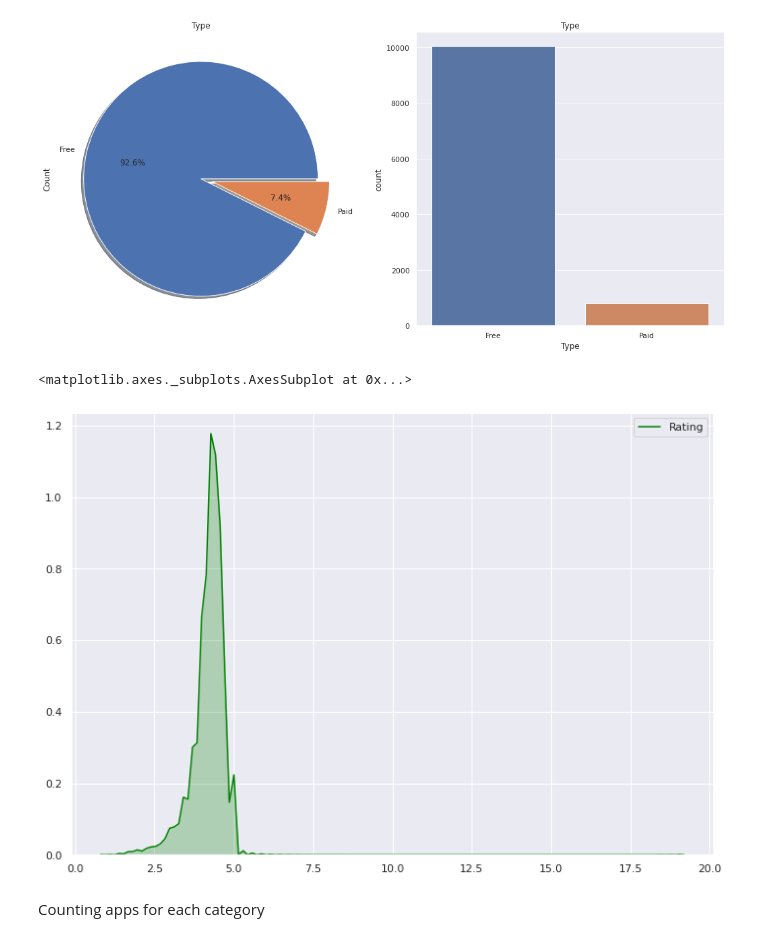
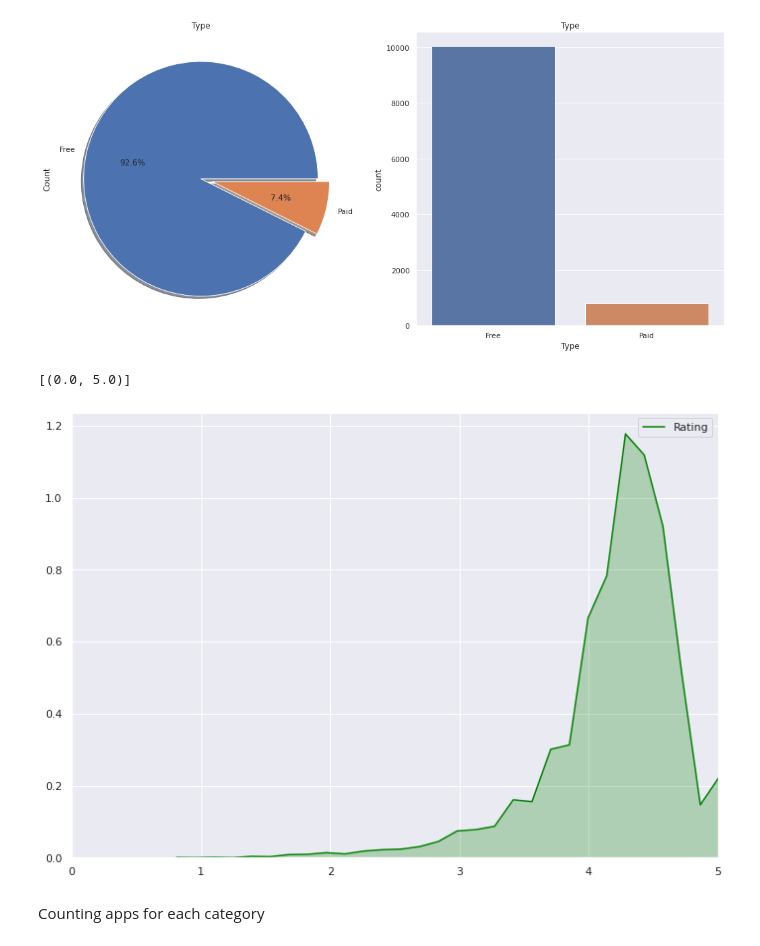
Before and after one commit to Shaheer-Imam/Data-Science, a Jupyter notebook: EDA/Google play apps EDA.ipynb, the cells around one changed output. Saved outputs shown, nothing was run; the diff lists cells and outputs as text; code cells hidden in the pictures.

Commit message:
Fixed plots limit

```diff
--- a/EDA/Google play apps EDA.ipynb
+++ b/EDA/Google play apps EDA.ipynb
@@ -3,8 +3,14 @@ import numpy as np
 import pandas as pd
 import matplotlib.pyplot as plt
 import seaborn as sns
-sns.set(style="darkgrid")
+import plotly.offline as py
+py.init_notebook_mode(connected=True)
+import plotly.graph_objs as go
+import warnings
+warnings.filterwarnings('ignore')
 from pylab import rcParams
+
+%matplotlib inline
 # %%
 data_1 = pd.read_csv('googleplaystore.csv')
 data_2 = pd.read_csv('googleplaystore_user_reviews.csv')
@@ -162,9 +168,10 @@ plt.show()
 [figure]
 # %%
 rcParams['figure.figsize'] = 11.7,8.27
-sns.kdeplot(data_1['Rating'],color='Green',shade=True)
+g = sns.kdeplot(data_1['Rating'],color='Green',shade=True)
+g.set(xlim=(0,5))
 # %% [output]
-<matplotlib.axes._subplots.AxesSubplot at 0x...>
+[(0.0, 5.0)]
-[figure, old version]
+[figure, new version]
 # %% [markdown]
 Counting apps for each category
```
Also changed, not shown: parts of 3 cells of this notebook.
